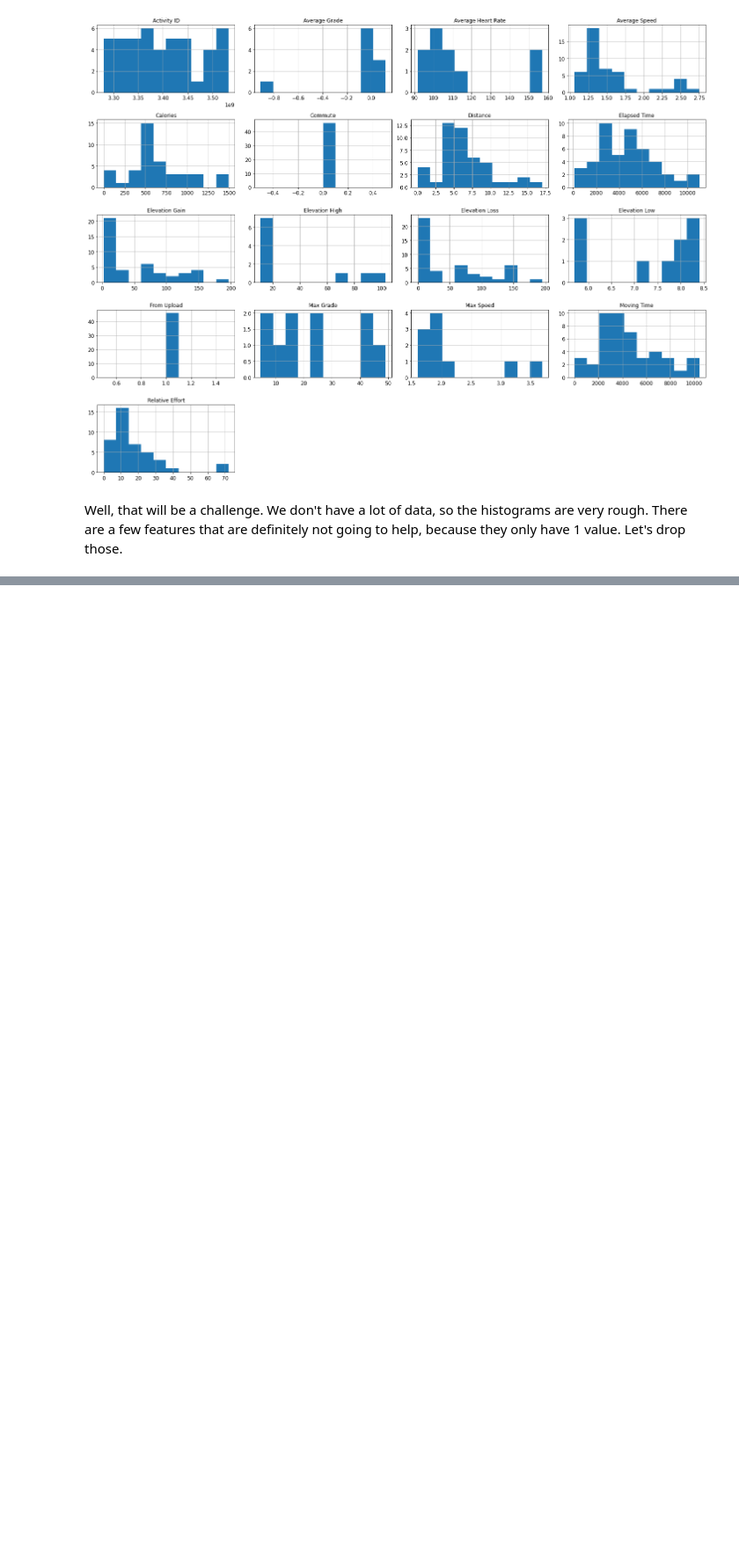
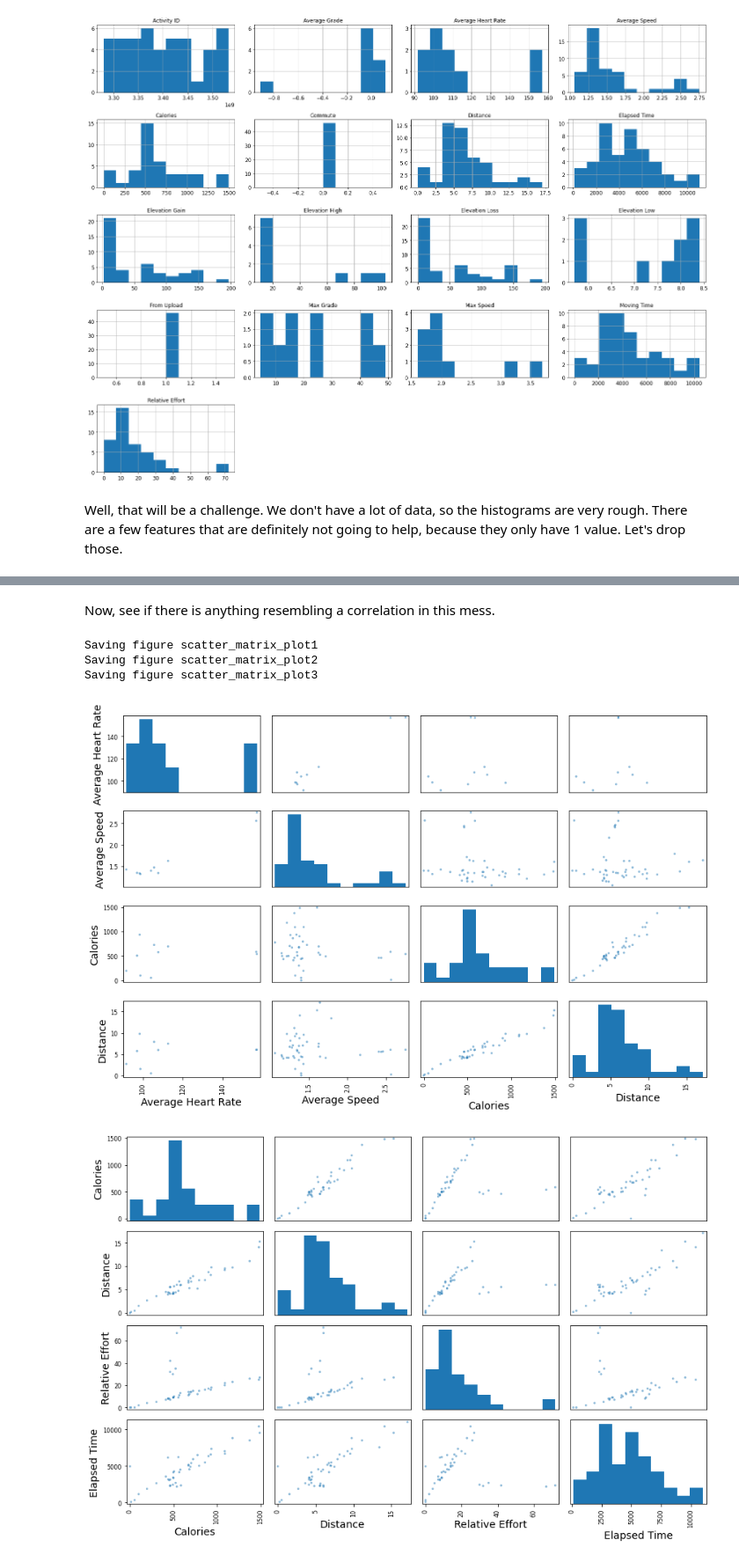
Before and after one commit to Lschoon/Strava_predict, a Jupyter notebook: Strava_explore.ipynb, the cells around one changed output, grey strips where cells are left out. Shown at 88% size. Cells and saved outputs as stored; diff of their text form; code cells hidden in the pictures; blank space fills up the shorter version.

Commit message:
Correlations.

```diff
--- a/Strava_explore.ipynb
+++ b/Strava_explore.ipynb
@@ -321,0 +324,23 @@ activities_df.drop(['Commute', 'From Upload'], axis=1, inplace=True)
+# %% [markdown]
+Now, see if there is anything resembling a correlation in this mess.
+# %%
+from pandas.plotting import scatter_matrix
+
+attributes = ["Average Heart Rate", "Average Speed", "Calories", "Distance"]
+#               "Elapsed Time", "Moving Time", "Relative Effort"]
+scatter_matrix(activities_df[attributes], figsize=(12, 8))
+save_fig("scatter_matrix_plot1")
+
+attributes = ["Calories", "Distance", "Relative Effort", "Elapsed Time"]
+scatter_matrix(activities_df[attributes], figsize=(12, 8))
+save_fig("scatter_matrix_plot2")
+
+attributes = ["Calories", "Distance", "Max Grade", "Elevation Gain"]
+scatter_matrix(activities_df[attributes], figsize=(12, 8))
+save_fig("scatter_matrix_plot3")
+# %% [output]
+Saving figure scatter_matrix_plot1
+Saving figure scatter_matrix_plot2
+Saving figure scatter_matrix_plot3
+[figure, added]
+[figure, added]
```
Also changed, not shown: parts of 3 cells of this notebook.
